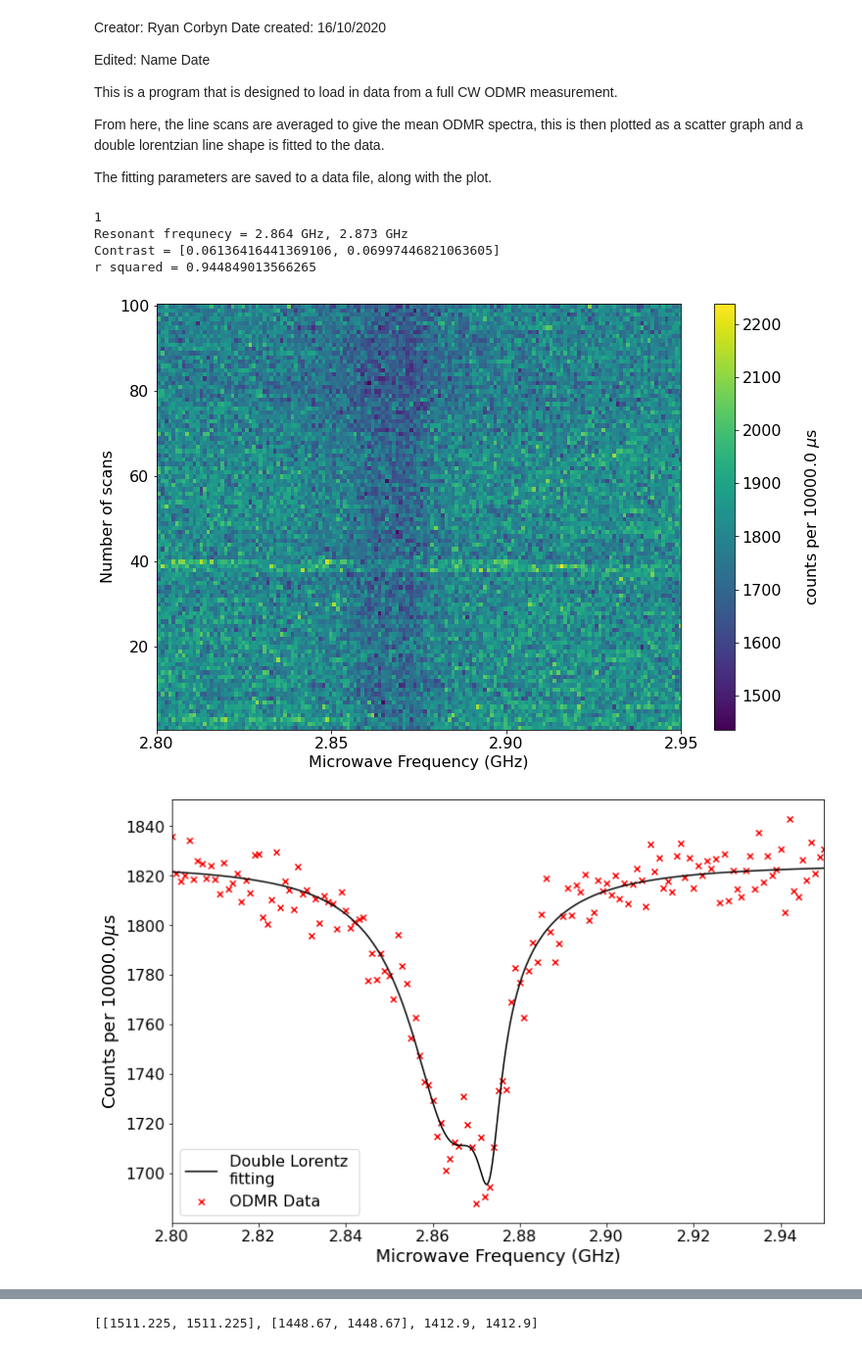
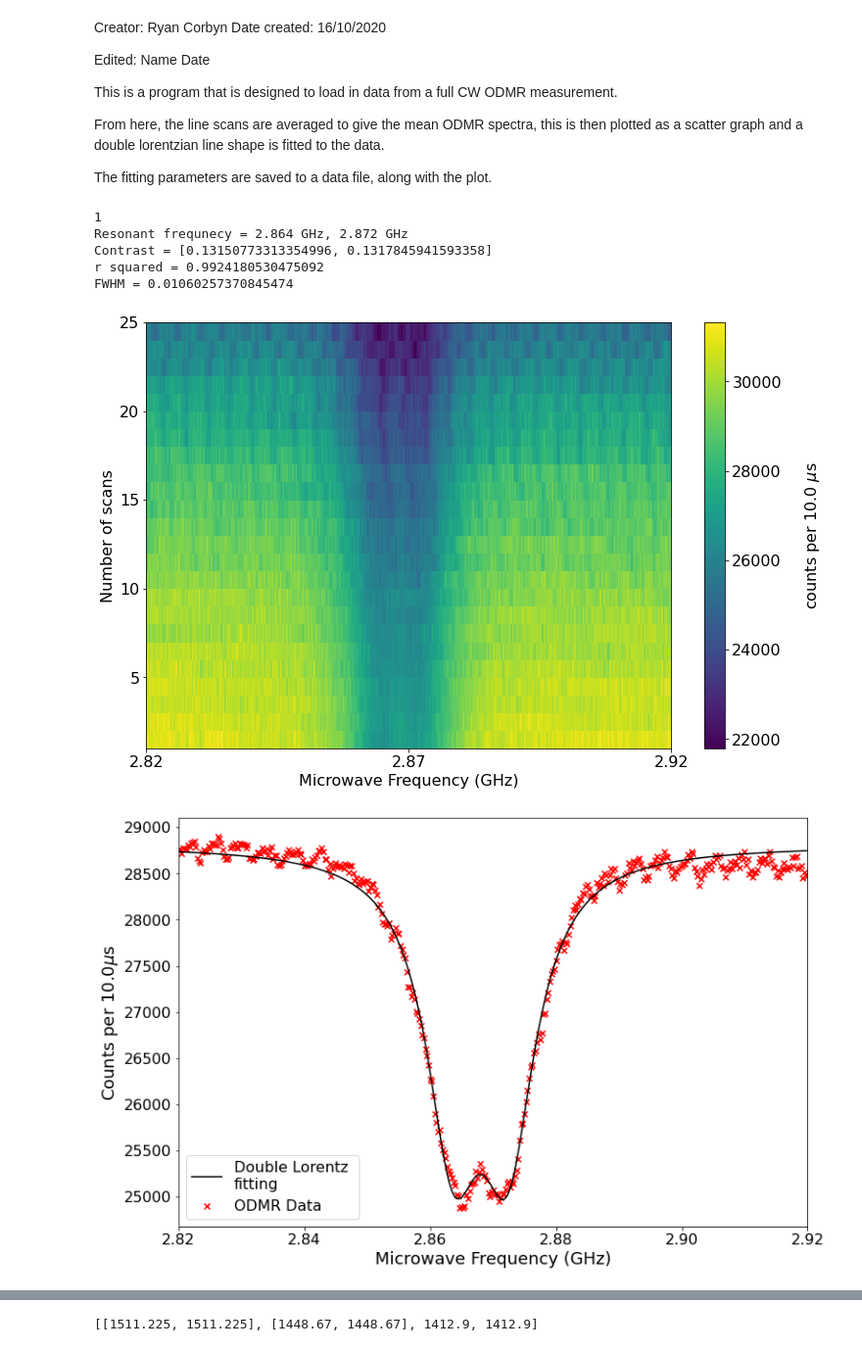
Before and after one commit to Corbyn93/Ryans_Python_Scripts, a Jupyter notebook: Ryan's Jupyter stuff/ODMR analysis/20201028_CW_ODMR_analysis.ipynb, the cells around one changed output, grey strips where cells are left out. Shown at 98% size. Saved outputs shown, nothing was run; the diff lists cells and outputs as text; code cells hidden in the pictures.

```diff
--- a/Ryan's Jupyter stuff/ODMR analysis/20201028_CW_ODMR_analysis.ipynb
+++ b/Ryan's Jupyter stuff/ODMR analysis/20201028_CW_ODMR_analysis.ipynb
@@ -44,7 +44,12 @@ def plot_heat_map(freq, odmr_data, dwell_time):
     number_of_scans = len(odmr_data)
     Y = np.linspace(1, number_of_scans, number_of_scans)
 
+    norm_odmr = []
+
     fig1, ax1 = plot.subplots()
+    for i in range(len(odmr_data)):
+        norm_odmr.append()
+
 
     hm = ax1.pcolormesh(freq, Y, odmr_data, cmap = 'viridis', shading='auto')
     fig1.colorbar(hm, label = '\ncounts per ' + str(dwell_time) + r' $\mu$s')
@@ -211,10 +216,10 @@ def save_data(date, file_ID, nd, fitted_contrast, coeffs, opt_error, r_squared,
 
 # Load in the data file into an np array, and freqeuncy scan parameters
 # into a pandas array.
-folder_path = 'I:\\Science\\Physics-Nanobiophotonics\\Group\\User Data\\ODMR\\ODMR and imaging\\'
+folder_path = 'I:\\Science\\Physics-Nanobiophotonics\\Group\\User Data\\ODMR\\ODMR and imaging\\2019\\'
 #folder_path = 'I:\\Science\\Physics-Nanobiophotonics\\Group\\User Data\\ODMR\\Imaging\\'
-date = '20210423'
-file_name = date + '_NVScan_05'
+date = '20190607'
+file_name = date + '_NVScan_03'
 nd_number = int(file_name[-2:]) - 1
 nd = 1#np.remainder(nd_number, 5) + 1
 
@@ -254,38 +259,40 @@ lower_bounds = [-np.inf, init_params[1] - 0.01, 0, -np.inf, init_params[4] - 0.0
 upper_bounds = [np.inf, init_params[1] + 0.01, 1, np.inf, init_params[4] + 0.01, 1, np.inf]
 
 
 # generate the optimised curve fit parameters.
 fitting_params, error_in_fit = optimised_lorentz_fit(freq, norm_mean_odmr, init_params,
                                                     lower_bounds, upper_bounds)
 
 #fitting_params[3] = -90
 #fitting_params[4] = 2.888
 #fitting_params[5] = 0.01
 
 
 
 print('Resonant frequnecy = ' + str(round(fitting_params[1],3)) +' GHz, ' +
       str(round(fitting_params[4],3)) +' GHz')
 
 #
 # plot the fitting to ax2
 ax2, y_fit = plot_fitting(ax2, freq, params_values[3])
 
 fitted_contrast = get_fitting_contrast(fitting_params[1], fitting_params[4], freq, y_fit,  fitting_params[6], params_values[2])
 print('Contrast = ' + str(fitted_contrast))
 
 # get the r^2 value for the fitting
 r_squared = get_r_squared(freq, norm_mean_odmr, y_fit)
 print('r squared = ' + str(r_squared))
+print('FWHM = ' + str((fitting_params[2] + fitting_params[5])/2))
 
 #save_data(date, file_name, nd, fitted_contrast, fitting_params, error_in_fit, r_squared, fig1, fig2)
 # %% [output]
 1
-Resonant frequnecy = 2.864 GHz, 2.873 GHz
-Contrast = [0.06136416441369106, 0.06997446821063605]
-r squared = 0.944849013566265
+Resonant frequnecy = 2.864 GHz, 2.872 GHz
+Contrast = [0.13150773313354996, 0.1317845941593358]
+r squared = 0.9924180530475092
+FWHM = 0.01060257370845474
-[figure, old version]
+[figure, new version]
-[figure, old version]
+[figure, new version]
 # %%
 x = np.linspace(2.80, 2.870, 2)
 index_2 = np.where(np.round(freq,3) == 2.855)[0]
```
Also changed, not shown: parts of 2 cells of this notebook, 13 other files.
